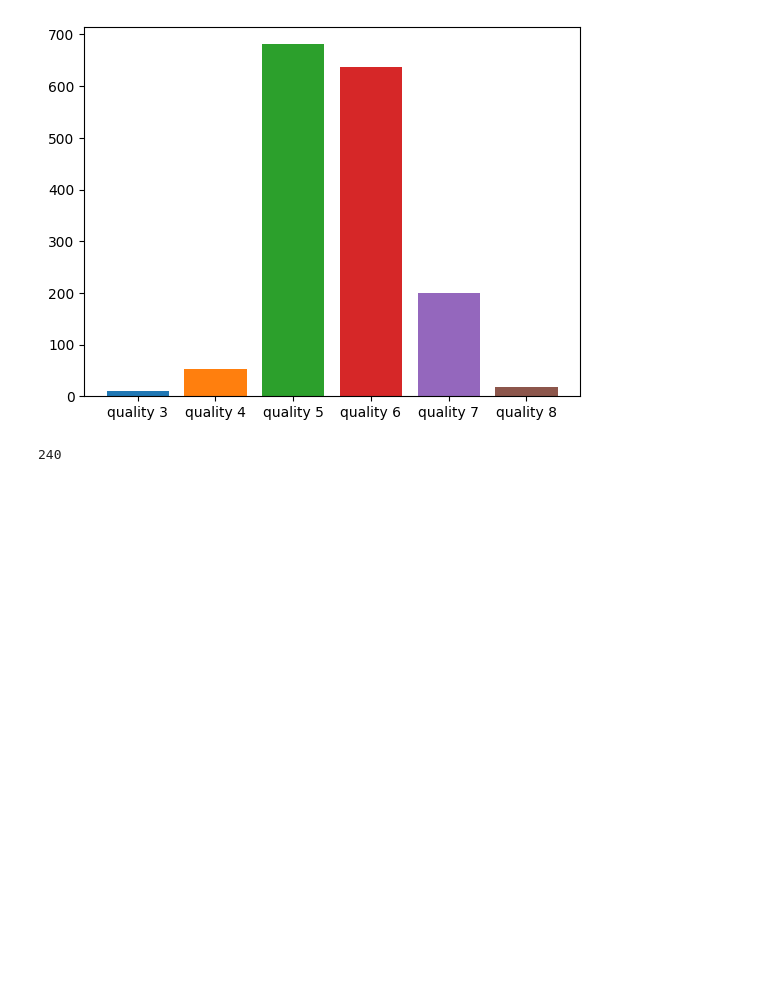
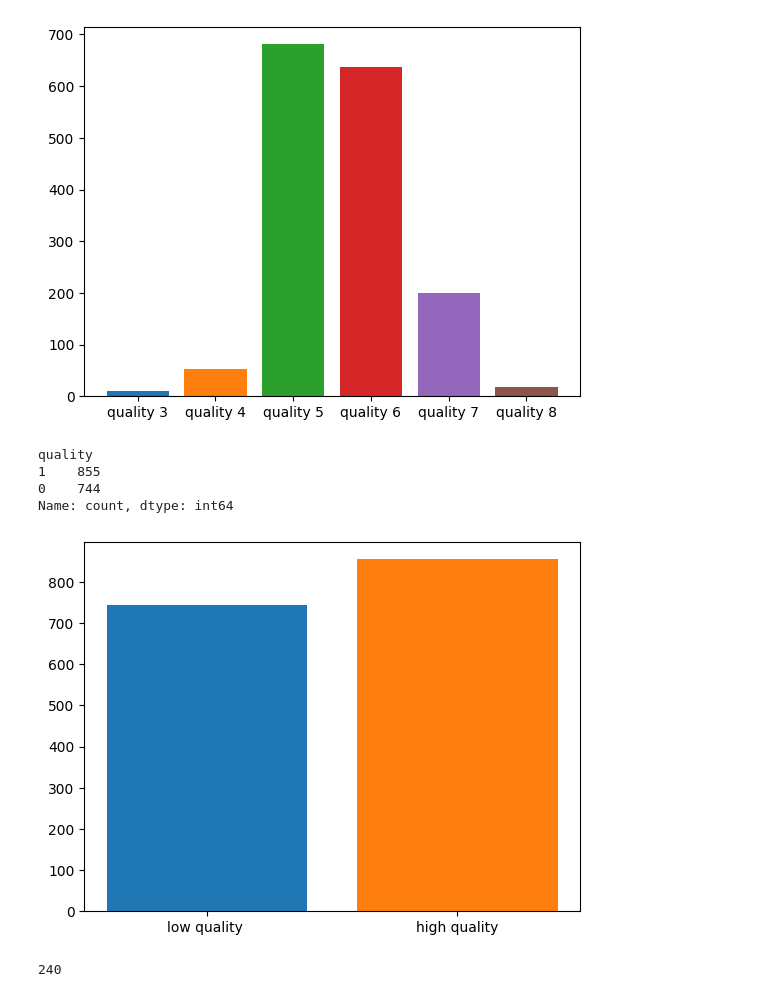
Before and after one commit to erenyl06/AkbankMLBootcamp, a Jupyter notebook: Project.ipynb, the cells around one changed output. Drawn from its saved outputs; the diff is of its cells as text; code cells hidden in the pictures; blank space fills up the shorter version.

```diff
--- a/Project.ipynb
+++ b/Project.ipynb
@@ -60,3 +79,17 @@ plt.show()
+# %%
+classes = data['quality'].value_counts()
+classes
+# %% [output]
+quality
+1    855
+0    744
+Name: count, dtype: int64
+# %%
+plt.bar('low quality ' , classes[0])
+plt.bar('high quality' , classes[1])
+plt.show()
+# %% [output]
+[figure, added]
 # %%
 data.duplicated().sum()
 # %% [output]
```
Also changed, not shown: parts of 19 cells of this notebook.
